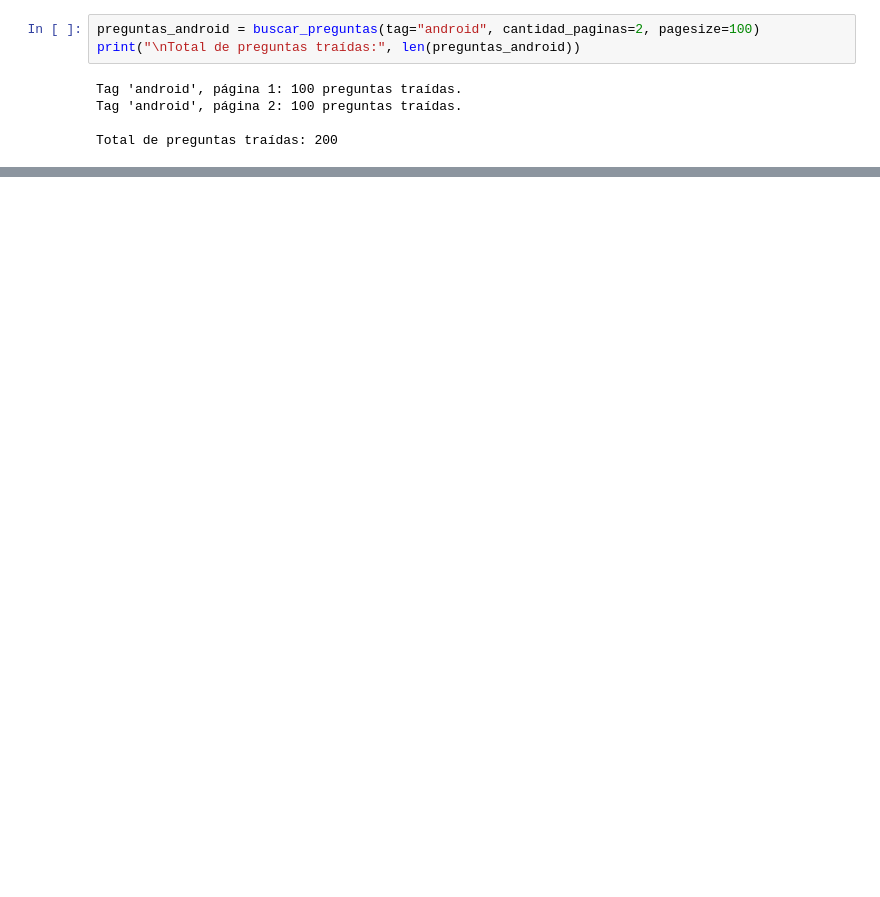
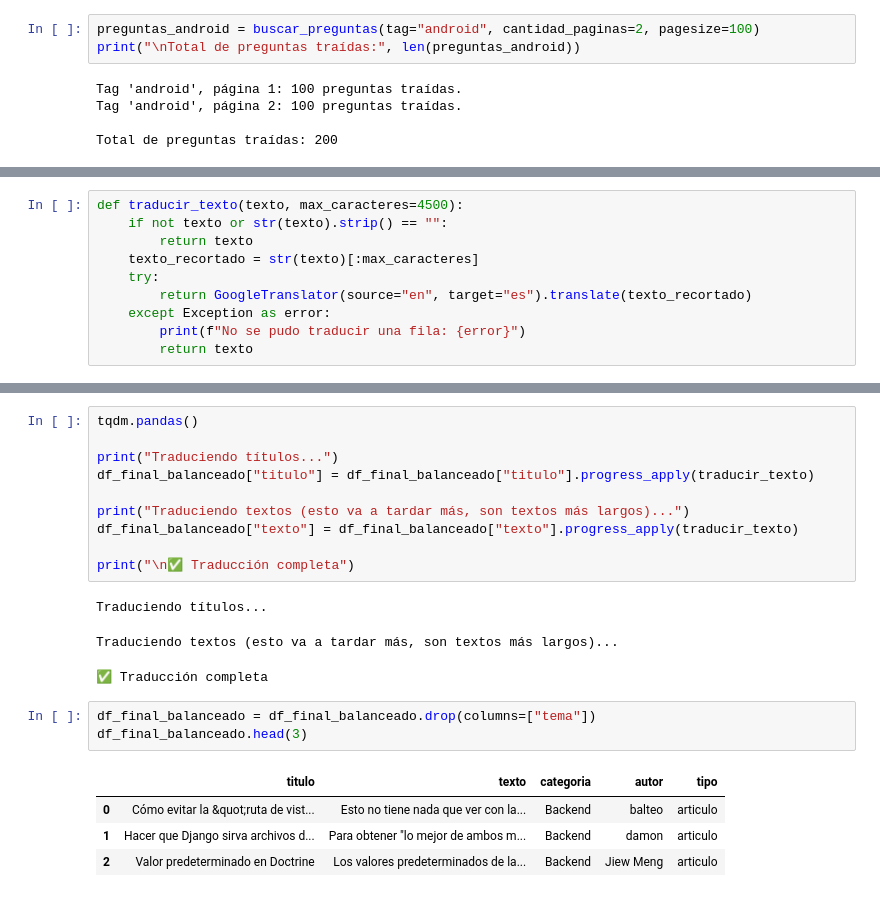
Before and after one commit to No-Country-simulation/G9-LATAM-Team-25, a Jupyter notebook: data_science/notebooks/04_exploracion_dataset_stackexchange.ipynb, the cells around one changed output, grey strips where cells are left out. Drawn from its saved outputs; the diff is of its cells as text; blank space fills up the shorter version.

```diff
--- a/data_science/notebooks/04_exploracion_dataset_stackexchange.ipynb
+++ b/data_science/notebooks/04_exploracion_dataset_stackexchange.ipynb
@@ -547,0 +506,10 @@ Name: count, dtype: int64
+# %%
+def traducir_texto(texto, max_caracteres=4500):
+    if not texto or str(texto).strip() == "":
+        return texto
+    texto_recortado = str(texto)[:max_caracteres]
+    try:
+        return GoogleTranslator(source="en", target="es").translate(texto_recortado)
+    except Exception as error:
+        print(f"No se pudo traducir una fila: {error}")
+        return texto
@@ -547,0 +526,22 @@ Name: count, dtype: int64
+# %%
+tqdm.pandas()
+
+print("Traduciendo títulos...")
+df_final_balanceado["titulo"] = df_final_balanceado["titulo"].progress_apply(traducir_texto)
+
+print("Traduciendo textos (esto va a tardar más, son textos más largos)...")
+df_final_balanceado["texto"] = df_final_balanceado["texto"].progress_apply(traducir_texto)
+
+print("\n✅ Traducción completa")
+# %% [output]
+Traduciendo títulos...
+Traduciendo textos (esto va a tardar más, son textos más largos)...
+✅ Traducción completa
+# %%
+df_final_balanceado = df_final_balanceado.drop(columns=["tema"])
+df_final_balanceado.head(3)
+# %% [output]
+|  | titulo | texto | categoria | autor | tipo |
+| 0 | Cómo evitar la &quot;ruta de vist... | Esto no tiene nada que ver con la... | Backend | balteo | articulo |
+| 1 | Hacer que Django sirva archivos d... | Para obtener "lo mejor de ambos m... | Backend | damon | articulo |
+| 2 | Valor predeterminado en Doctrine | Los valores predeterminados de la... | Backend | Jiew Meng | articulo |
```
Also changed, not shown: parts of 47 cells of this notebook, 1 other file.
